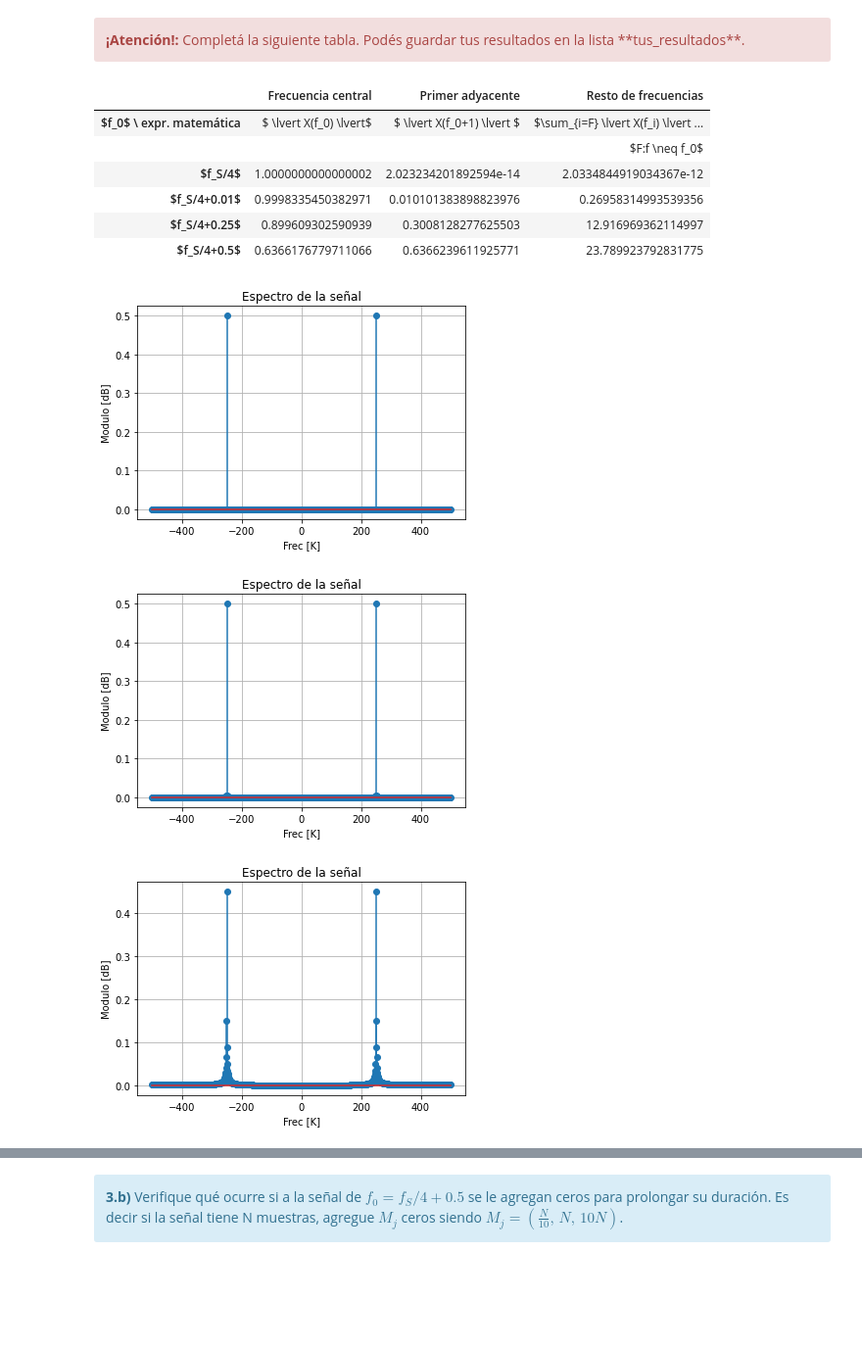
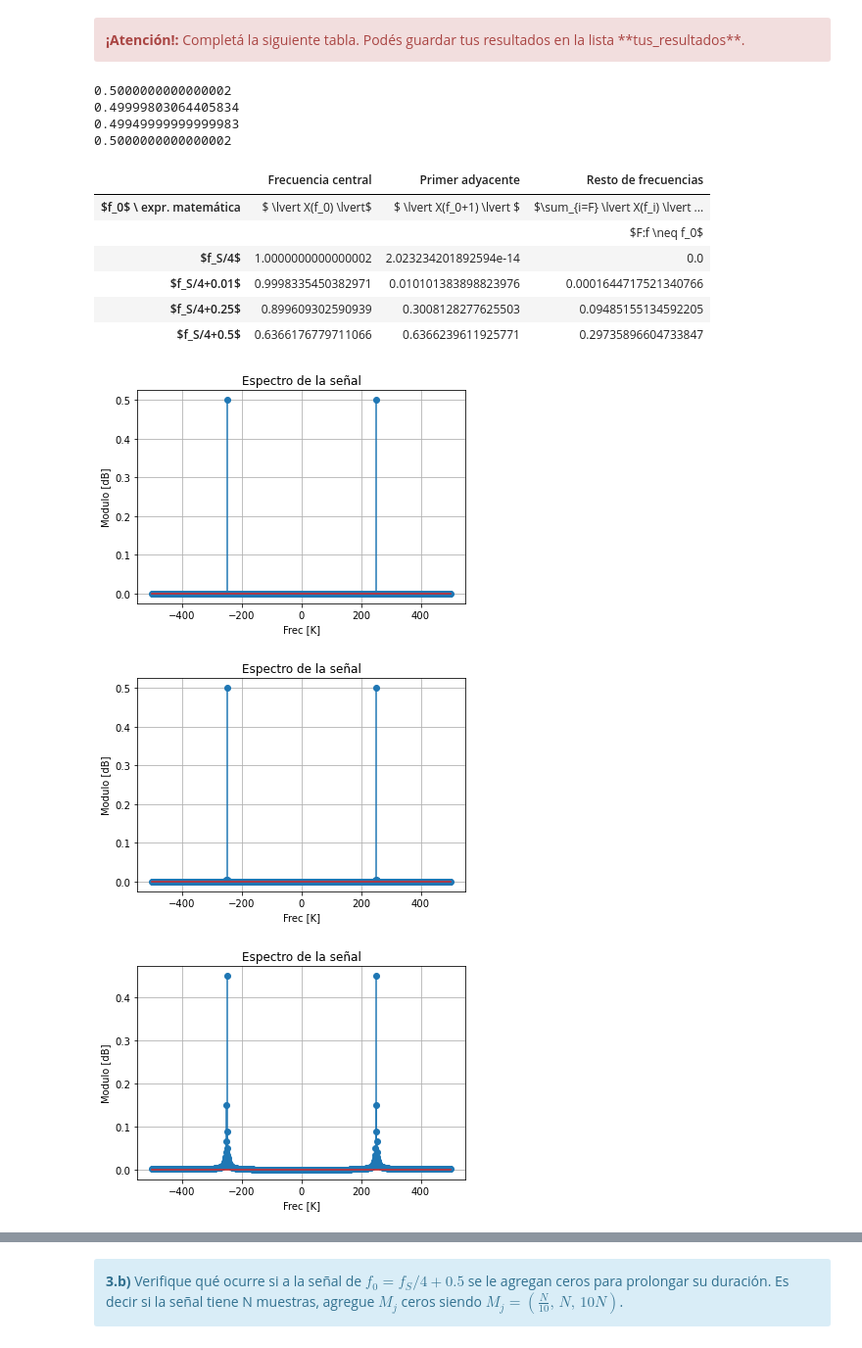
Before and after one commit to fcatuogno/PDS_TPs, a Jupyter notebook: TP1 - Muestreo de señales - Forurier.ipynb, the cells around one changed output, grey strips where cells are left out. Shown: that part at 98% size. Drawn from its saved outputs; the diff is of its cells as text; code cells hidden in the pictures; blank space fills up the shorter version.

```diff
--- a/TP1 - Muestreo de señales - Forurier.ipynb
+++ b/TP1 - Muestreo de señales - Forurier.ipynb
@@ -447,39 +447,44 @@ for f0 in fd:
 
     # ax1.stem(frec, 20*np.log10(modulo), use_line_collection = True)
     ax1.stem(frec, modulo, use_line_collection = True)
     ax1.set_title('Espectro de la señal')
     ax1.set_ylabel('Modulo [dB]')
     ax1.set_xlabel('Frec [K]')
 
     ax1.grid(True)
 
-    potencia = (np.sum(modulo))**2
+    potencia = (np.sum(modulo**2))
+    print(potencia)
 
-    tus_resultados.append([str(2*modulo[250]), str(2*modulo[251]), str(potencia-(2*modulo[250])**2)])
+    tus_resultados.append([str(2*modulo[250]), str(2*modulo[251]), str(potencia-(2*(modulo[250]**2)))])
 
 #tus_resultados = [ ['$ \lvert X(f_0) \lvert$', '$ \lvert X(f_0+1) \lvert $', '$\sum_{i=F} \lvert X(f_i) \lvert ^2 $'],
 #                  ['',                        '',                           '$F:f \neq f_0$'],
 #                  ['', '', ''], # <-- acá debería haber numeritos :)
 #                  ['', '', ''], # <-- acá debería haber numeritos :)
 #                  ['', '', ''], # <-- acá debería haber numeritos :)
 #                  ['', '', '']  # <-- acá debería haber numeritos :)
 #                  ]
 df = DataFrame(tus_resultados, columns=['Frecuencia central', 'Primer adyacente', 'Resto de frecuencias'],
                index=['$f_0$ \ expr. matemática',
                       '',
                       '$f_S/4$',
                       '$f_S/4+0.01$',
                       '$f_S/4+0.25$',
                       '$f_S/4+0.5$'])
 HTML(df.to_html())
 # %% [output]
+0.5000000000000002
+0.49999803064405834
+0.49949999999999983
+0.5000000000000002
 |  | Frecuencia central | Primer adyacente | Resto de frecuencias |
 | $f_0$ \ expr. matemática | $ \lvert X(f_0) \lvert$ | $ \lvert X(f_0+1) \lvert $ | $\sum_{i=F} \lvert X(f_i) \lvert ... |
 |  |  |  | $F:f \neq f_0$ |
-| $f_S/4$ | 1.0000000000000002 | 2.023234201892594e-14 | 2.0334844919034367e-12 |
-| $f_S/4+0.01$ | 0.9998335450382971 | 0.010101383898823976 | 0.26958314993539356 |
-| $f_S/4+0.25$ | 0.899609302590939 | 0.3008128277625503 | 12.916969362114997 |
-| $f_S/4+0.5$ | 0.6366176779711066 | 0.6366239611925771 | 23.789923792831775 |
+| $f_S/4$ | 1.0000000000000002 | 2.023234201892594e-14 | 0.0 |
+| $f_S/4+0.01$ | 0.9998335450382971 | 0.010101383898823976 | 0.0001644717521340766 |
+| $f_S/4+0.25$ | 0.899609302590939 | 0.3008128277625503 | 0.09485155134592205 |
+| $f_S/4+0.5$ | 0.6366176779711066 | 0.6366239611925771 | 0.29735896604733847 |
 [figure]
 [figure]
 [figure]
```
